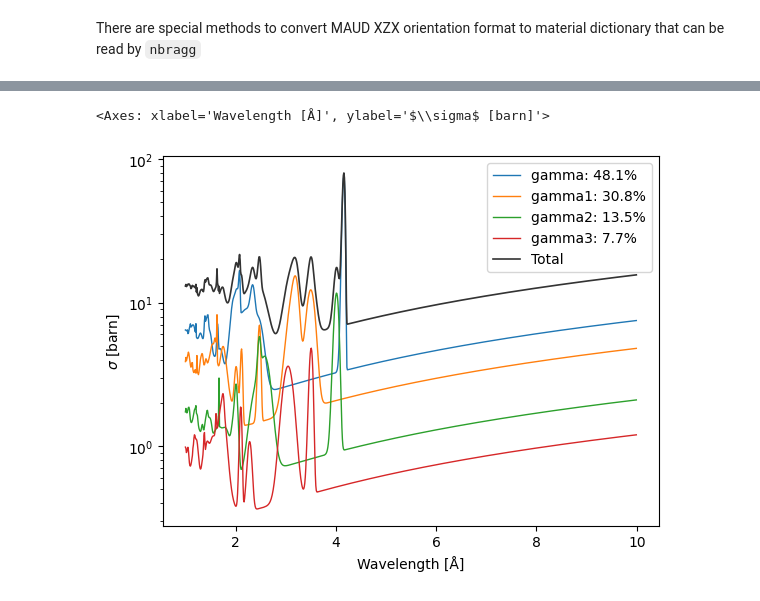
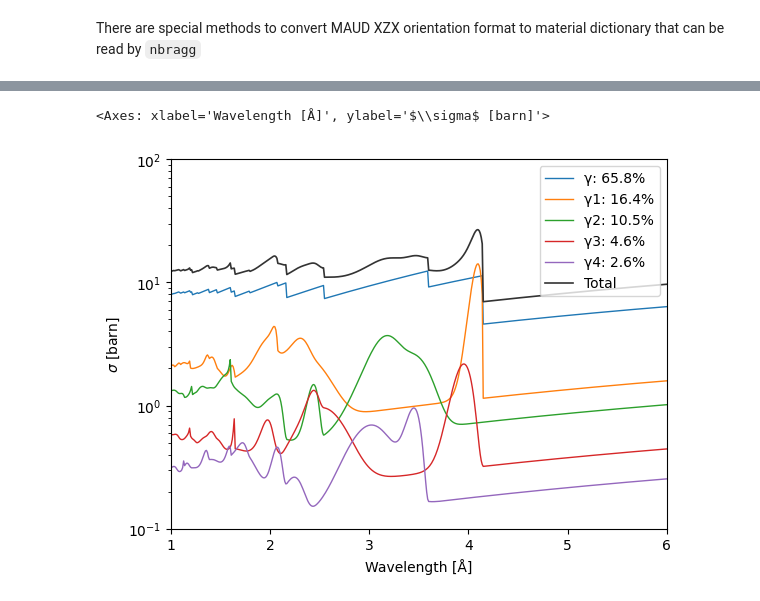
Before and after one commit to TsvikiHirsh/nbragg, a Jupyter notebook: notebooks/nbragg_tutorial.ipynb, the cells around one changed output, grey strips where cells are left out. Drawn from its saved outputs; the diff is of its cells as text; code cells hidden in the pictures.

```diff
--- a/notebooks/nbragg_tutorial.ipynb
+++ b/notebooks/nbragg_tutorial.ipynb
@@ -301,9 +305,9 @@ Now we can set this way four different phases of gamma-Iron
 # %%
-xs = nbragg.CrossSection(gamma=nbragg.materials["Fe_sg225_Iron-gamma.ncmat"])
-mats = {}
+xs = nbragg.CrossSection(γ=nbragg.materials["Fe_sg225_Iron-gamma_LGS.ncmat"])
+mats = xs.materials.copy() # keep this for powder phase
+
 for i,maud_string in enumerate(maud_strings):
-    gamma_iron = xs.from_maud(maud_string,dirtol=3,mos=5,suffix=i)
+    gamma_iron = xs.from_maud(maud_string,dirtol=3,mos=10,suffix=i+1)
     mats.update(gamma_iron.materials)
 
-
 gamma_iron = nbragg.CrossSection(mats)
@@ -310,5 +334,5 @@ gamma_iron = nbragg.CrossSection(mats)
 # %%
-gamma_iron.plot(logy=True)
+gamma_iron.plot(logy=True,xlim=(1,6),ylim=(1e-1,1e2))
 # %% [output]
 <Axes: xlabel='Wavelength [Å]', ylabel='$\\sigma$ [barn]'>
-[figure, old version]
+[figure, new version]
```
Also changed, not shown: parts of 29 cells of this notebook, 6 other files.
